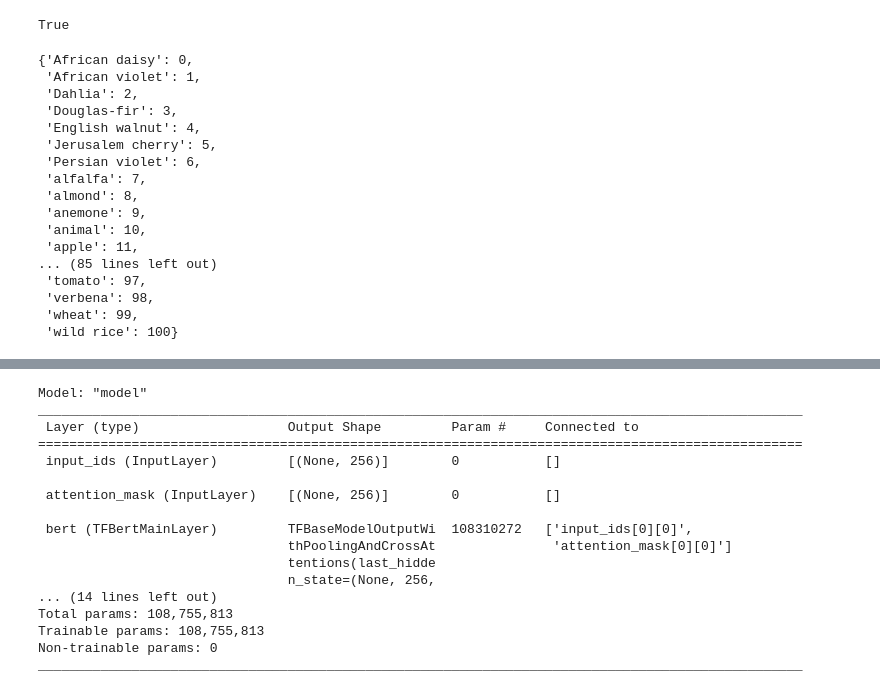
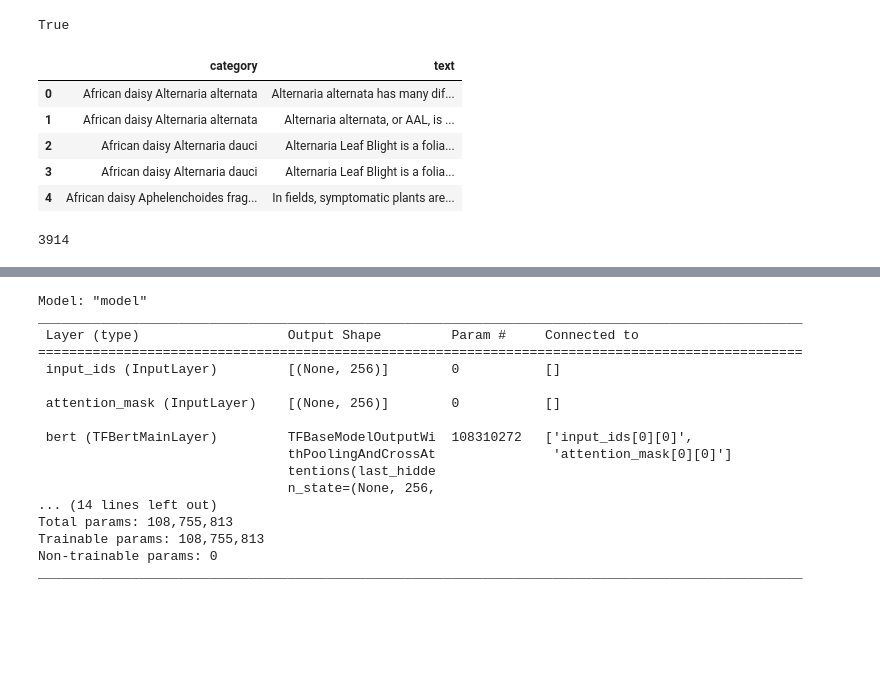
Before and after one commit to Milind21/AdvNLP, a Jupyter notebook: NLP_FP.ipynb, the cells around one changed output, grey strips where cells are left out. Drawn from its saved outputs; the diff is of its cells as text; code cells hidden in the pictures; blank space fills up the shorter version.

Commit message:
Updated NLP_FP, Plant_Disease_CNN

```diff
--- a/NLP_FP.ipynb
+++ b/NLP_FP.ipynb
@@ -237,14 +39,27 @@ torch.cuda.is_available()
 # %% [output]
 True
 # %%
-df = pd.read_csv("./df2.csv")
-df = df.rename(columns={"Unnamed: 0": "label_id"})
+df = pd.read_csv("./augmented_df.csv")
+# df = df.rename(columns={"Unnamed: 0": "label_id"})
+# %%
+df.head()
+# %% [output]
+|  | category | text |
+| 0 | African daisy Alternaria alternata | Alternaria alternata has many dif... |
+| 1 | African daisy Alternaria alternata | Alternaria alternata, or AAL, is ... |
+| 2 | African daisy Alternaria dauci | Alternaria Leaf Blight is a folia... |
+| 3 | African daisy Alternaria dauci | Alternaria Leaf Blight is a folia... |
+| 4 | African daisy Aphelenchoides frag... | In fields, symptomatic plants are... |
 # %%
 from transformers import AutoTokenizer
 tokenizer = AutoTokenizer.from_pretrained('bert-base-cased')
 # %%
 text = df.text.values
 labels = df.category.values
+# %%
+len(labels)
+# %% [output]
+3914
 # %%
 label_to_id = {}
 id_to_label = {}
@@ -253,23 +68,3 @@ for i in np.unique(labels):
   label_to_id[i] = j
   id_to_label[j] = i
   j += 1
-# %%
-label_to_id
-# %% [output]
-{'African daisy': 0,
- 'African violet': 1,
- 'Dahlia': 2,
- 'Douglas-fir': 3,
- 'English walnut': 4,
- 'Jerusalem cherry': 5,
- 'Persian violet': 6,
- 'alfalfa': 7,
- 'almond': 8,
- 'anemone': 9,
- 'animal': 10,
- 'apple': 11,
-... (85 lines left out)
- 'tomato': 97,
- 'verbena': 98,
- 'wheat': 99,
- 'wild rice': 100}
```
Also changed, not shown: parts of 23 cells of this notebook, 1 other file.
